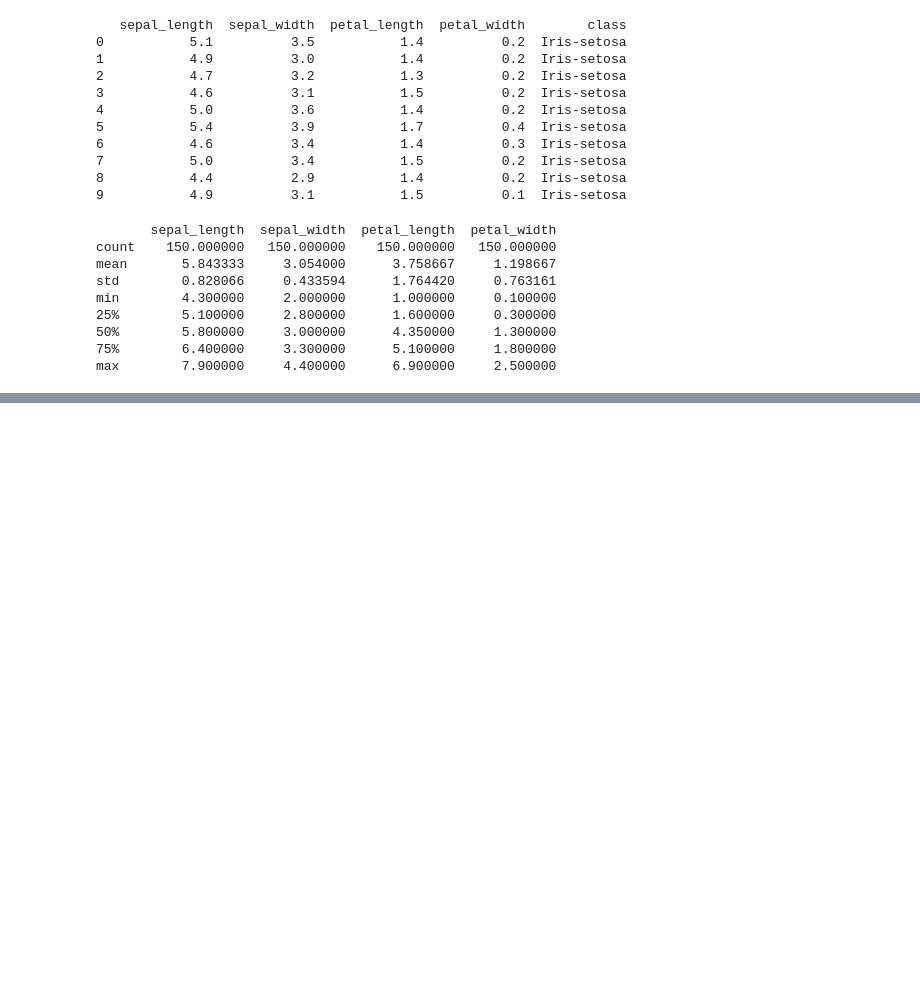
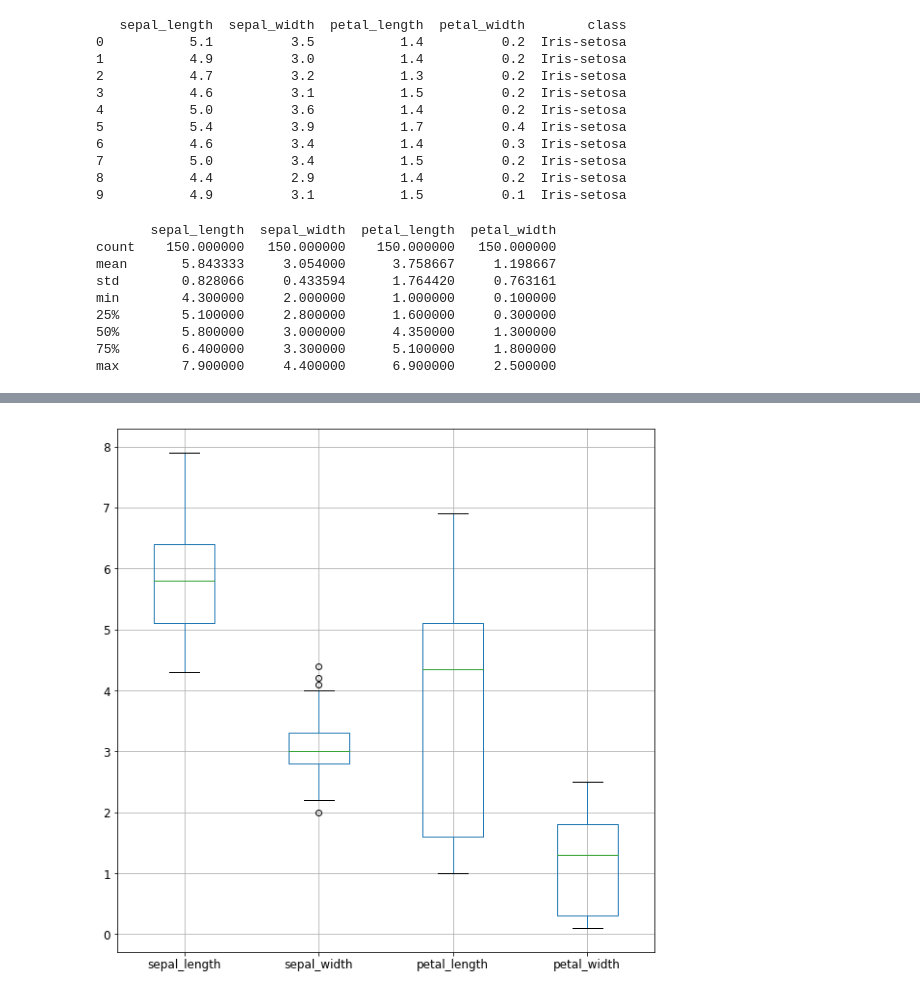
Before and after one commit to MTayyabSaeed/machine-learning, a Jupyter notebook: ml-iris-problem/ml-iris-problem.ipynb, the cells around one changed output, grey strips where cells are left out. Saved outputs shown, nothing was run; the diff lists cells and outputs as text; code cells hidden in the pictures; blank space fills up the shorter version.

Commit message:
Data Visualization with uni- and multi-variate plots

```diff
--- a/ml-iris-problem/ml-iris-problem.ipynb
+++ b/ml-iris-problem/ml-iris-problem.ipynb
@@ -113,0 +130,5 @@ max        7.900000     4.400000      6.900000     2.500000
+# %%
+# Univariate plots (box and whisker plot)
+boxplot = dataset.boxplot(column=names[:-1], fontsize=12, figsize=(10, 10))
+# %% [output]
+[figure, added]
```
Also changed, not shown: parts of 5 cells of this notebook.
